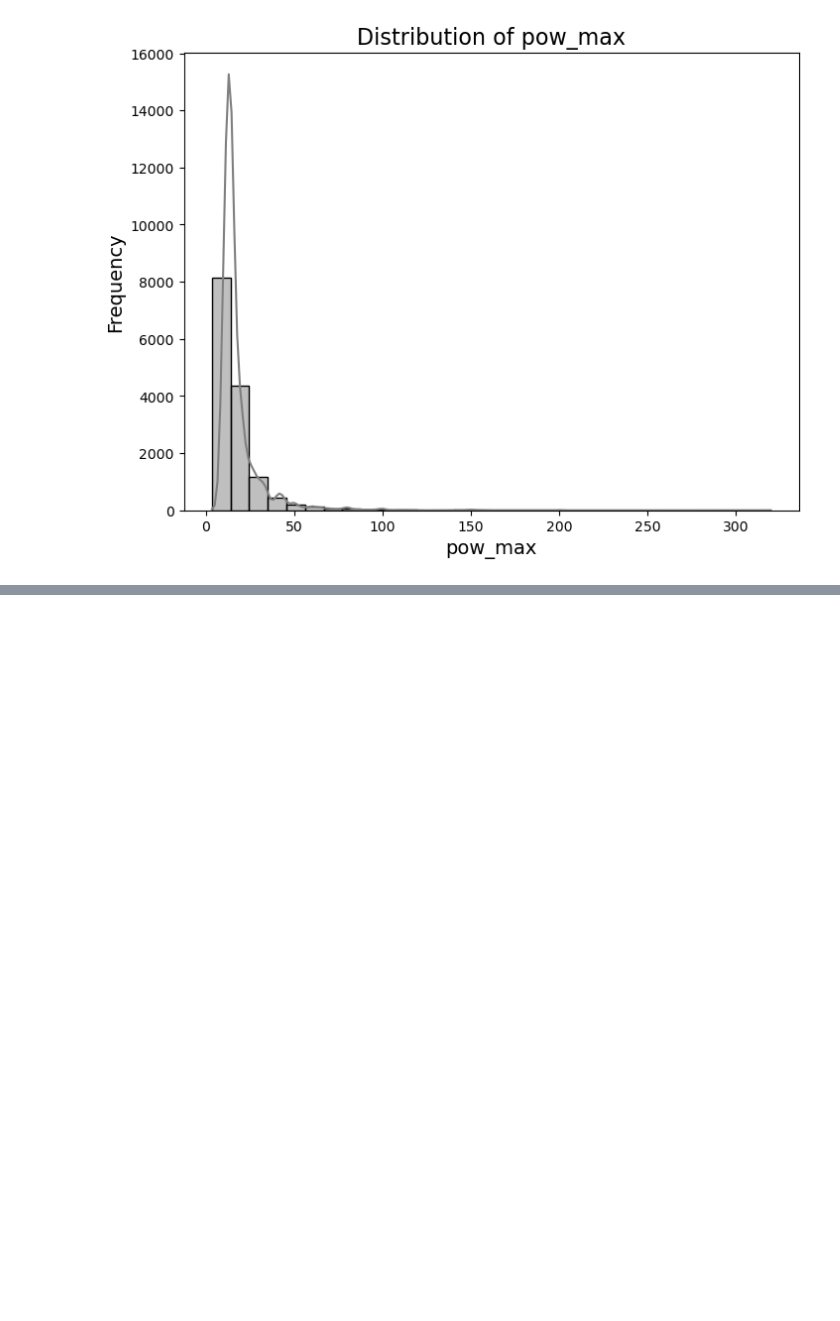
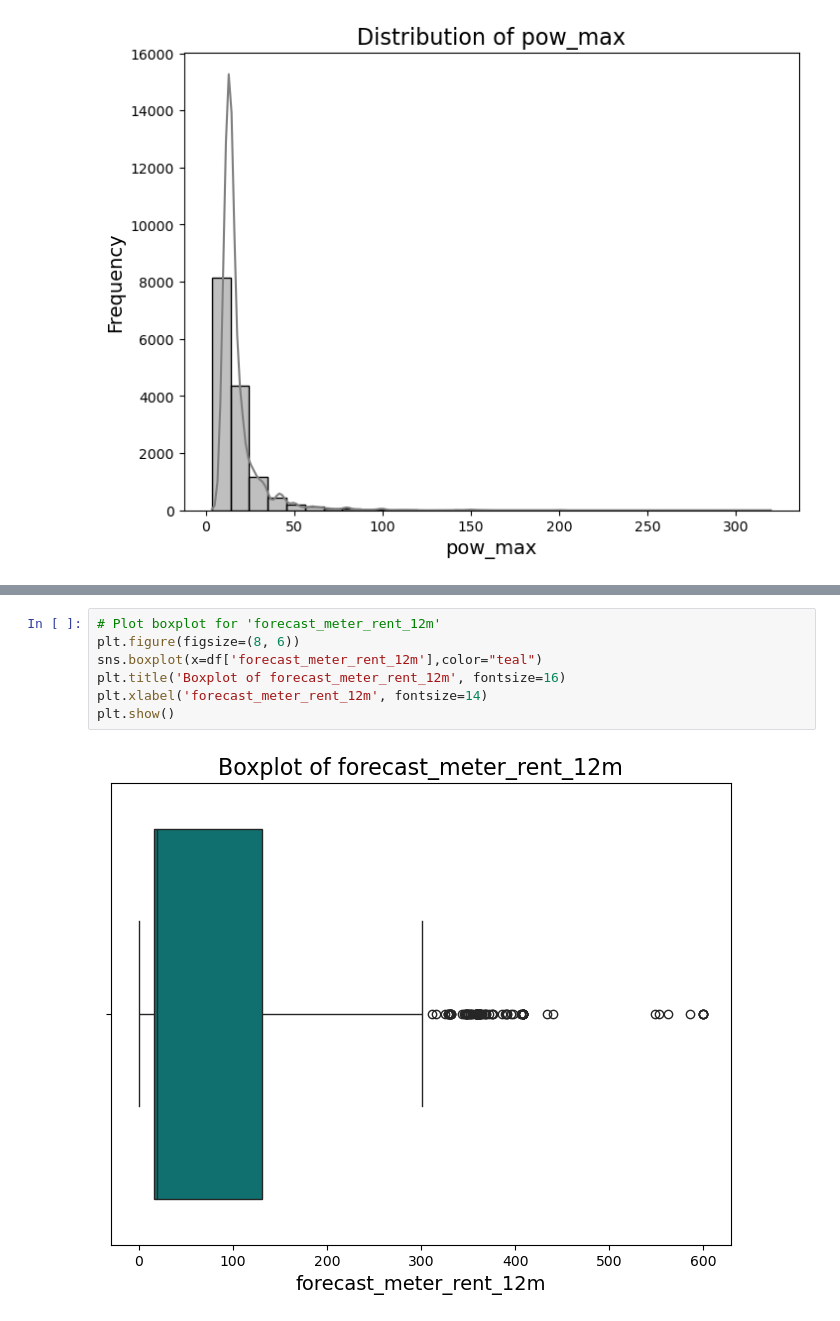
Before and after one commit to RichelCode/BCG-Virtual-Internship, a Jupyter notebook: Richel_Virtual_internship.ipynb, the cells around one changed output, grey strips where cells are left out. Saved outputs shown, nothing was run; the diff lists cells and outputs as text; blank space fills up the shorter version.

```diff
--- a/Richel_Virtual_internship.ipynb
+++ b/Richel_Virtual_internship.ipynb
@@ -277,0 +287,9 @@ plt.show()
+# %%
+# Plot boxplot for 'forecast_meter_rent_12m'
+plt.figure(figsize=(8, 6))
+sns.boxplot(x=df['forecast_meter_rent_12m'],color="teal")
+plt.title('Boxplot of forecast_meter_rent_12m', fontsize=16)
+plt.xlabel('forecast_meter_rent_12m', fontsize=14)
+plt.show()
+# %% [output]
+[figure, added]
```
Also changed, not shown: parts of 16 cells of this notebook.
